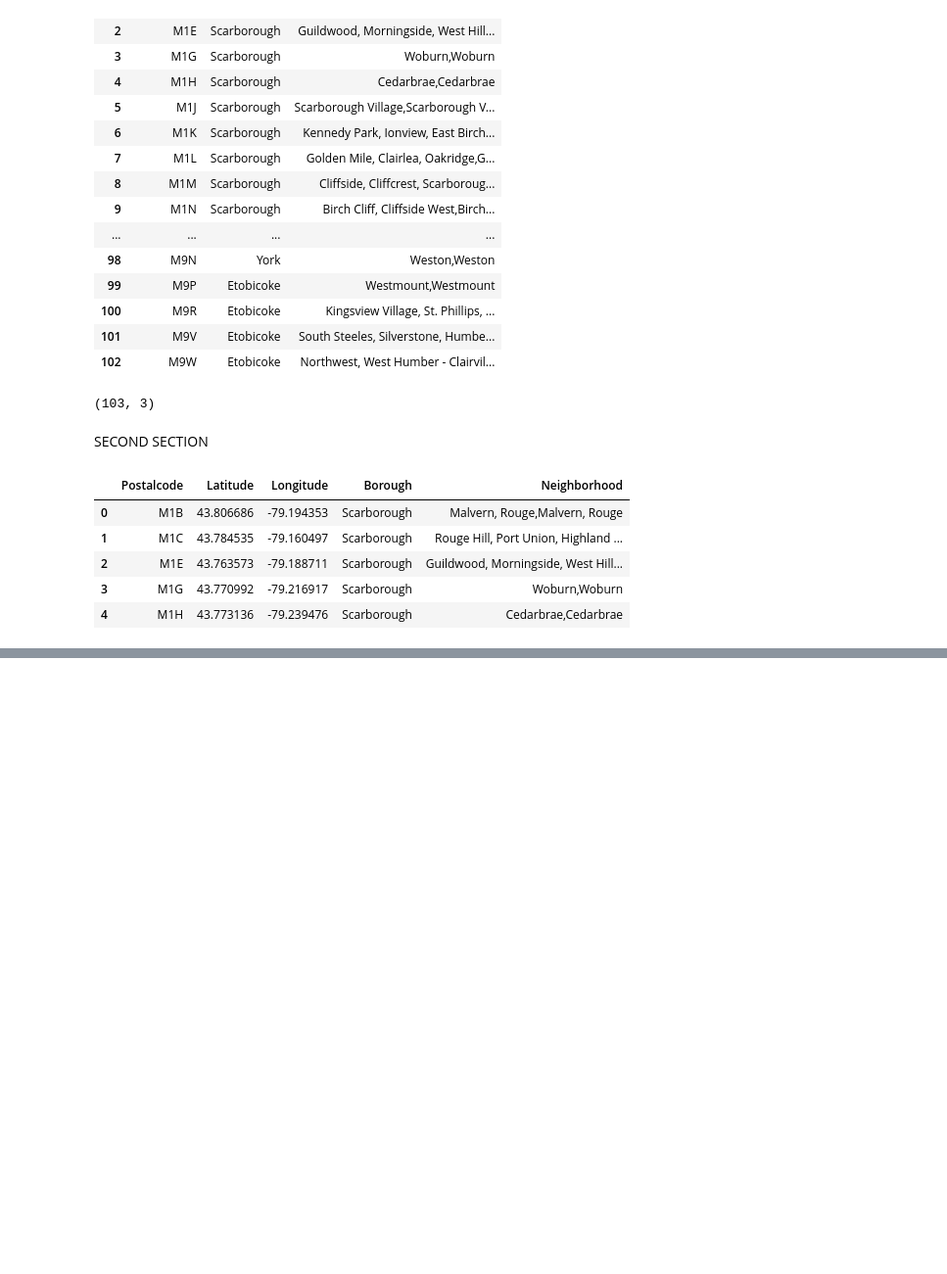
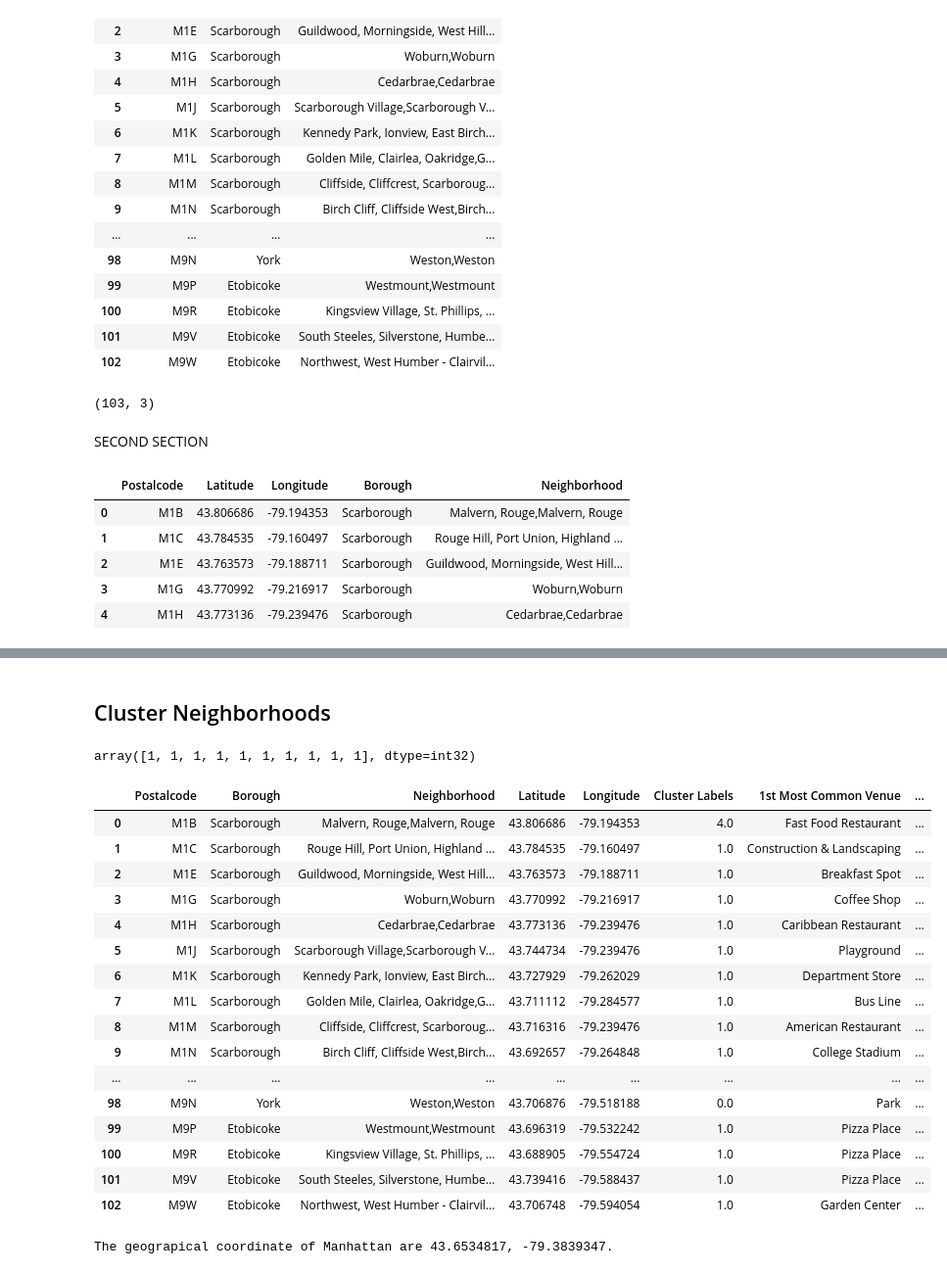
Before and after one commit to andresforero93/capstonecoursera, a Jupyter notebook: Segmenting and Clustering Neighborhoods in Toronto.ipynb, the cells around one changed output, grey strips where cells are left out. Shown: that part at 98% size. Cells and saved outputs as stored; diff of their text form; code cells hidden in the pictures; blank space fills up the shorter version.

```diff
--- a/Segmenting and Clustering Neighborhoods in Toronto.ipynb
+++ b/Segmenting and Clustering Neighborhoods in Toronto.ipynb
@@ -138,0 +344,35 @@ KeyError: "['Neighbourhood'] not in index"
+# %% [markdown]
+## Cluster Neighborhoods
+# %%
+# set number of clusters
+kclusters = 3
+
+toronto_grouped_clustering = toronto_grouped.drop('Neighborhood', 1)
+
+# run k-means clustering
+kmeans = KMeans(n_clusters=kclusters, random_state=0).fit(toronto_grouped_clustering)
+
+# check cluster labels generated for each row in the dataframe
+kmeans.labels_[0:10]
+# %% [output]
+array([1, 1, 1, 1, 1, 1, 1, 1, 1, 1], dtype=int32)
+# %%
+toronto_merged.drop(['cluster labels'], axis=1)
+# %% [output]
+|  | Postalcode | Borough | Neighborhood | Latitude | Longitude | Cluster Labels | 1st Most Common Venue | ... |
+| 0 | M1B | Scarborough | Malvern, Rouge,Malvern, Rouge | 43.806686 | -79.194353 | 4.0 | Fast Food Restaurant | ... |
+| 1 | M1C | Scarborough | Rouge Hill, Port Union, Highland ... | 43.784535 | -79.160497 | 1.0 | Construction & Landscaping | ... |
+| 2 | M1E | Scarborough | Guildwood, Morningside, West Hill... | 43.763573 | -79.188711 | 1.0 | Breakfast Spot | ... |
+| 3 | M1G | Scarborough | Woburn,Woburn | 43.770992 | -79.216917 | 1.0 | Coffee Shop | ... |
+| 4 | M1H | Scarborough | Cedarbrae,Cedarbrae | 43.773136 | -79.239476 | 1.0 | Caribbean Restaurant | ... |
+| 5 | M1J | Scarborough | Scarborough Village,Scarborough V... | 43.744734 | -79.239476 | 1.0 | Playground | ... |
+| 6 | M1K | Scarborough | Kennedy Park, Ionview, East Birch... | 43.727929 | -79.262029 | 1.0 | Department Store | ... |
+| 7 | M1L | Scarborough | Golden Mile, Clairlea, Oakridge,G... | 43.711112 | -79.284577 | 1.0 | Bus Line | ... |
+| 8 | M1M | Scarborough | Cliffside, Cliffcrest, Scarboroug... | 43.716316 | -79.239476 | 1.0 | American Restaurant | ... |
+| 9 | M1N | Scarborough | Birch Cliff, Cliffside West,Birch... | 43.692657 | -79.264848 | 1.0 | College Stadium | ... |
+| ... | ... | ... | ... | ... | ... | ... | ... | ... |
+| 98 | M9N | York | Weston,Weston | 43.706876 | -79.518188 | 0.0 | Park | ... |
+| 99 | M9P | Etobicoke | Westmount,Westmount | 43.696319 | -79.532242 | 1.0 | Pizza Place | ... |
+| 100 | M9R | Etobicoke | Kingsview Village, St. Phillips, ... | 43.688905 | -79.554724 | 1.0 | Pizza Place | ... |
+| 101 | M9V | Etobicoke | South Steeles, Silverstone, Humbe... | 43.739416 | -79.588437 | 1.0 | Pizza Place | ... |
+| 102 | M9W | Etobicoke | Northwest, West Humber - Clairvil... | 43.706748 | -79.594054 | 1.0 | Garden Center | ... |
@@ -138,0 +381,10 @@ KeyError: "['Neighbourhood'] not in index"
+# %%
+address = 'Toronto, CA'
+
+geolocator = Nominatim(user_agent="ny_explorer")
+location = geolocator.geocode(address)
+latitude = location.latitude
+longitude = location.longitude
+print('The geograpical coordinate of Manhattan are {}, {}.'.format(latitude, longitude))
+# %% [output]
+The geograpical coordinate of Manhattan are 43.6534817, -79.3839347.
```
Also changed, not shown: parts of 17 cells of this notebook.
